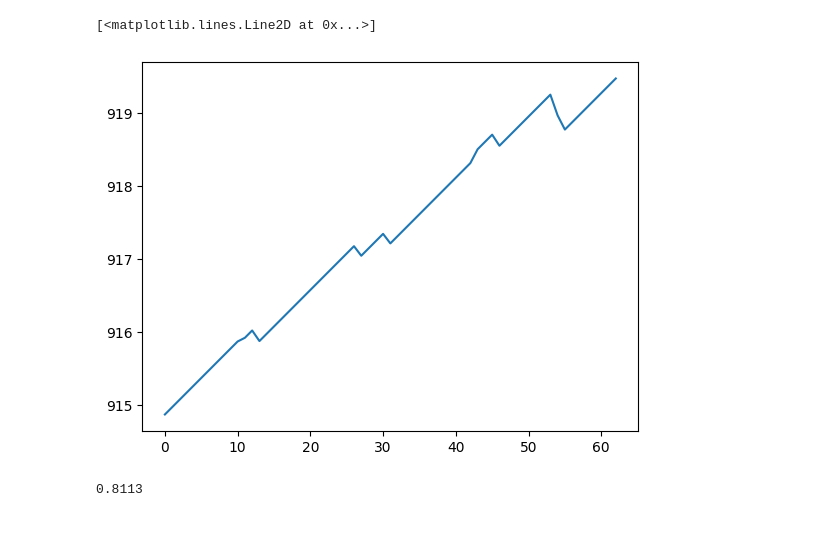
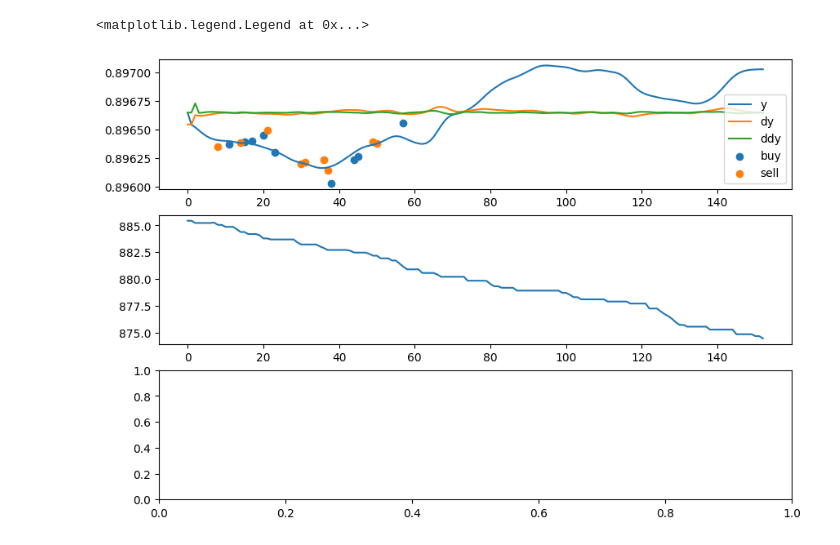
Before and after one commit to Excaliabure/FinancialGamble, a Jupyter notebook: Forex/oanda/solution1.ipynb, the cells around one changed output. Cells and saved outputs as stored; diff of their text form; code cells hidden in the pictures.

```diff
--- a/Forex/oanda/solution1.ipynb
+++ b/Forex/oanda/solution1.ipynb
@@ -1,60 +1,40 @@
 # %%
 import json
 import matplotlib.pyplot as plt
 import numpy as np
 from utils import smooth_ma, deriv
 q = open("data.json")
 f = json.load(q)
 q.close()
 
 
 
-y = np.array(f['y'])[:200]
-
-
-
-dy = np.array(f['dy'])[:30]
-dy = smooth_ma(dy)
-dy[dy<=0] = -0.00001
-dy[dy>0] = 0.00001
-# plt.plot(dy[4:],label='smooth_dy')
-
-
-ddy = np.array(f['ddy'])[:30]
-ddy = smooth_ma(ddy)
-ddy[ddy<=0] = -0.00001
-ddy[ddy>0] = 0.00001
-# plt.plot(ddy[4:],label='smooth_ddy')
-
-
-# dy = smooth_ma(np.array(f['dy'])[:30] * 20)
-
-ddy = np.array(f['ddy'])[:30]
-# ddy = smooth_ma(np.array(f['ddy'])[:30]* 20)
+y = smooth_ma(np.array(f['y'])[:200])
+dy = deriv(y)
+ddy = deriv(dy)
 
 buy = f['bought'][1:10]
 tbuy = f['tbought'][1:10]
 sell = f['sold'][1:10]
 tsell = f['tsold'][1:10]
 bal = f['bal']
 bal = np.array(bal)
 
 
-plt.plot(bal)
 
-# y -= y.mean()
-# y /= 10
-# plt.plot(y[4:],label='y')
-# plt.plot((dy + y.mean())[8:15],label='dy')
-# plt.plot((ddy + y.mean())[8:15],label='ddy')
+fig, axis = plt.subplots(3,1, figsize=(10,7))
+axis[1].plot(np.array(bal))
 
-# plt.plot(dy[4:],label='dy')
-# plt.plot((ddy)[8:15],label='ddy')
-# s = 0
-# e = 9
-# plt.scatter(tbuy[s:e],buy[s:e], label='buy')
-# plt.scatter(tsell[s:e],sell[s:e], label='sell')
-# plt.legend()
+
+axis[0].plot(y,label='y')
+axis[0].plot((dy + y.mean()),label='dy')
+axis[0].plot((ddy + y.mean()),label='ddy')
+
+s = 0
+e = 9
+axis[0].scatter(tbuy[s:e],buy[s:e], label='buy')
+axis[0].scatter(tsell[s:e],sell[s:e], label='sell')
+axis[0].legend()
 # %% [output]
-[<matplotlib.lines.Line2D at 0x...>]
+<matplotlib.legend.Legend at 0x...>
-[figure, old version]
+[figure, new version]
@@ -66,5 +40,0 @@ d = env.view(_pair="AUDCAD")
-# %%
-pl = d['unrealizedPL']
-float(pl)
-# %% [output]
-0.8113
```
Also changed, not shown: parts of 3 cells of this notebook, 7 other files.
